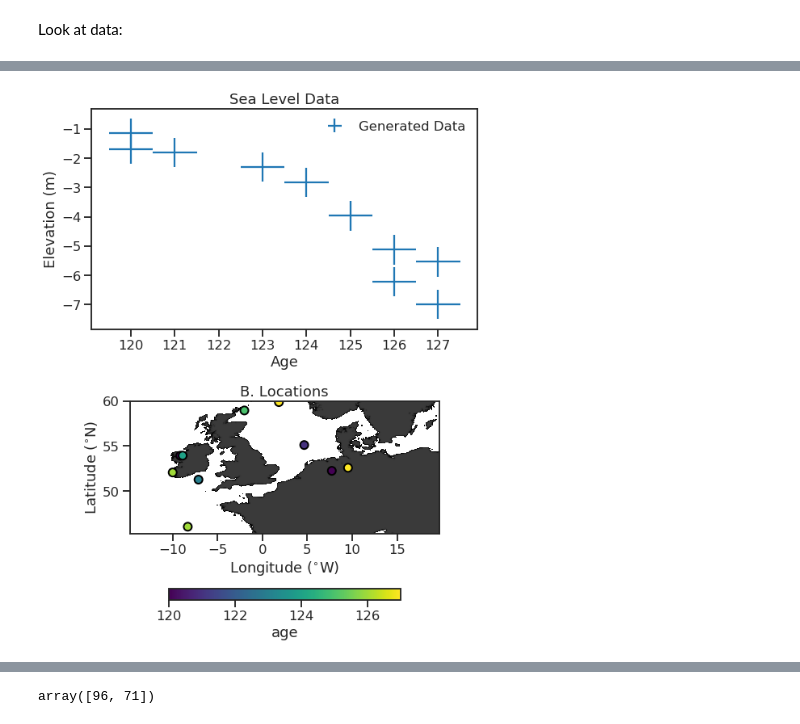
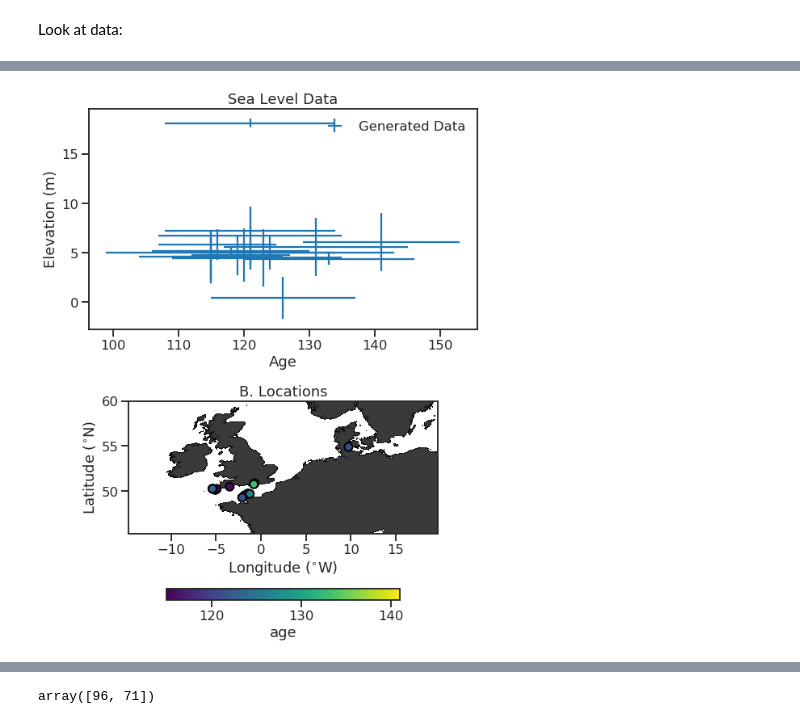
Before and after one commit to blakedyer/EU_LIG, a Jupyter notebook: notebooks/Bayesian Gaussian Process Regression.ipynb, the cells around one changed output, grey strips where cells are left out. Cells and saved outputs as stored; diff of their text form; code cells hidden in the pictures.

Commit message:
Experiment 1 GMSL+RSL+BMA

```diff
--- a/notebooks/Bayesian Gaussian Process Regression.ipynb
+++ b/notebooks/Bayesian Gaussian Process Regression.ipynb
@@ -271,0 +355,19 @@ data["elevation_uncertainty"] = np.ones(data_number) * 0.5
+# %%
+sns.set_context('talk')
+LIG = (Age_ESL>=115) & (Age_ESL<=130)
+
+k=true_choice
+GIA_MODEL = models[k]
+if '_S' in model_names[k]:
+    ESL_CURVE = Wael
+if '_T' in model_names[k]:
+    ESL_CURVE = Wael_T
+
+synth_gmsl = np.copy(ESL_CURVE)
+xt=Age_ESL[LIG]-Age_ESL[LIG].min()
+synth_gmsl[LIG]=ESL_CURVE[LIG]+3*np.sin(xt/(.6*np.pi))+3
+plt.plot(Age_ESL,synth_gmsl,label='TRUE_GMSL',zorder=3)
+plt.plot(Age_ESL,ESL_CURVE,label='Wael ESL')
+plt.gca().set_xlim([113,133])
+plt.gca().set_ylim([-3,10])
+plt.legend(loc='best',frameon=False)
@@ -274,42 +771,46 @@ Look at data:
+# %%
+df=pd.read_excel(data_dir/'NWEuropeDatabase_v4.xlsx',header=1)
+# %%
+filtered = df[df['Indicative \nRange'] != '(limiting)']
+data = {}
+data["lon"] = filtered['Longitude'].dropna().values
+data["lat"] = filtered['Latitude'].dropna().values
+data["age"] = filtered['Age\n(ka BP)'].dropna().values
+data["age_uncertainty"] = filtered['Age Error\n(1σ ka)'].dropna().values
+data["elevation"] = filtered['Relative Sea \nLevel (m)'].dropna().values
+data["elevation_uncertainty"] = filtered['RSL Error \n(1σ m)'].dropna().values
 # %%
+sns.set_context('talk')
 fig=plt.figure(figsize=(8,10))
 plt.subplot(2,1,1)
 plt.errorbar(
     data["age"],
     data["elevation"],
     xerr=data["age_uncertainty"],
     yerr=data["elevation_uncertainty"],
     linestyle="none",label='Generated Data'
 )
-
 plt.legend(loc='best',frameon=False)
-
-
-
 plt.gca().set_xlabel('Age')
 plt.gca().set_ylabel('Elevation (m)')
 _=plt.gca().set_title('Sea Level Data')
-
-
 plt.subplot(2,1,2)
-
 plt.imshow(
     landzoom,
     interpolation="gaussian",
     cmap=my_grey,
     vmin=0.1,
     vmax=5,
     extent=imarray_ext,
 )
-
 plt.scatter(data['lon'],data['lat'],c=data['age'],cmap='viridis',s=100,edgecolor='k',lw=2)
 plt.colorbar(label='age',shrink=.6,pad=0.25, orientation="horizontal")
 plt.gca().set_title("B. Locations")
 plt.gca().grid(False)
 plt.gca().set_xlim([model_dims[0], model_dims[1]])
 plt.gca().set_ylim([model_dims[2], model_dims[3]])
 plt.gca().set_ylabel("Latitude ($^{\circ}$N)")
 plt.gca().set_xlabel("Longitude ($^{\circ}$W)")
 fig.tight_layout()
 # %% [output]
-[figure, old version]
+[figure, new version]
```
Also changed, not shown: parts of 87 cells of this notebook, 1 other file.
